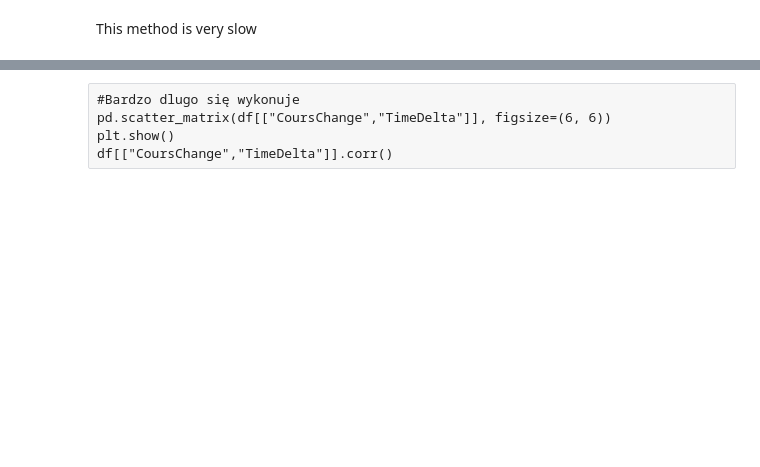
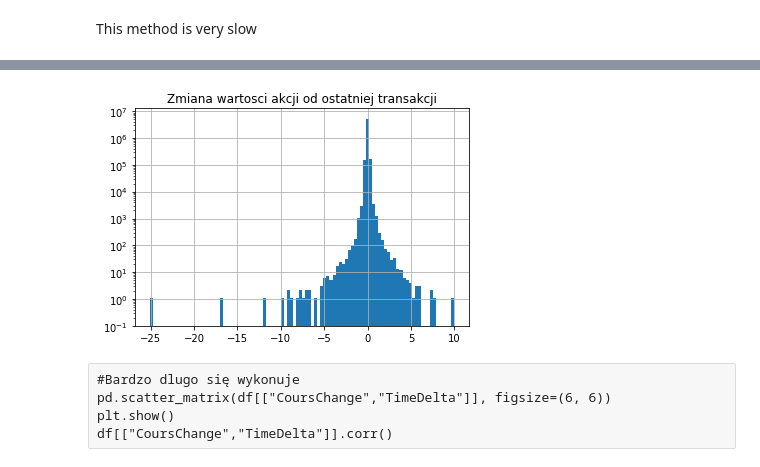
Before and after one commit to Moribund7/kghm_forecasting, a Jupyter notebook: notebooks/Untitled.ipynb, the cells around one changed output, grey strips where cells are left out. Cells and saved outputs as stored; diff of their text form; code cells hidden in the pictures; blank space fills up the shorter version.

```diff
--- a/notebooks/Untitled.ipynb
+++ b/notebooks/Untitled.ipynb
@@ -44,8 +75,10 @@ df.LowHighDiff.sum()
 # %%
 fig, ax = plt.subplots()
 df.CoursChange.hist(ax=ax,bins=100, bottom=0.1)
 
 # series.hist( bins=100, bottom=0.1)
 ax.set_yscale('log')
-ax.set_title('CourseChange')
+ax.set_title('Zmiana wartosci akcji od ostatniej transakcji')
 plt.show()
+# %% [output]
+[figure, added]
```
Also changed, not shown: parts of 29 cells of this notebook.
